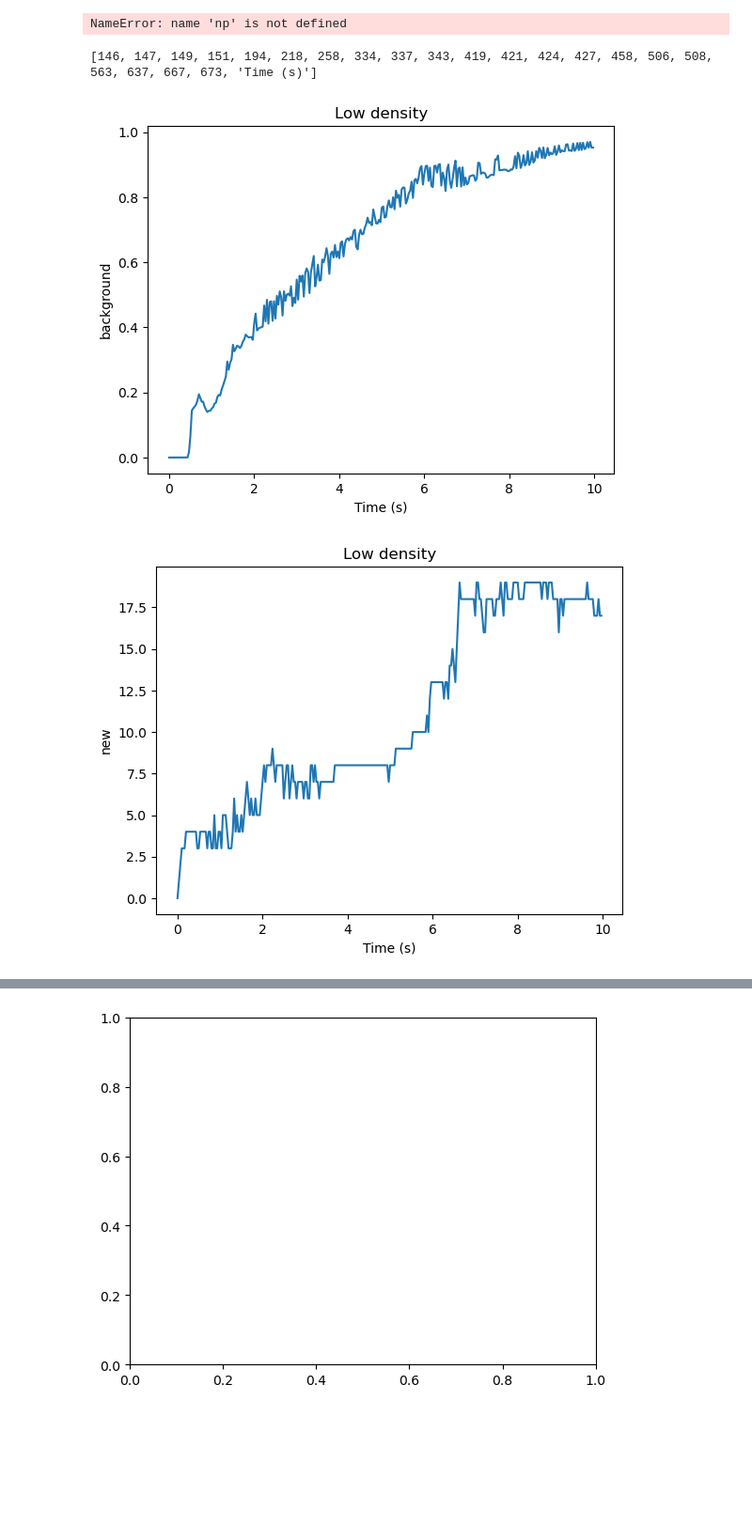
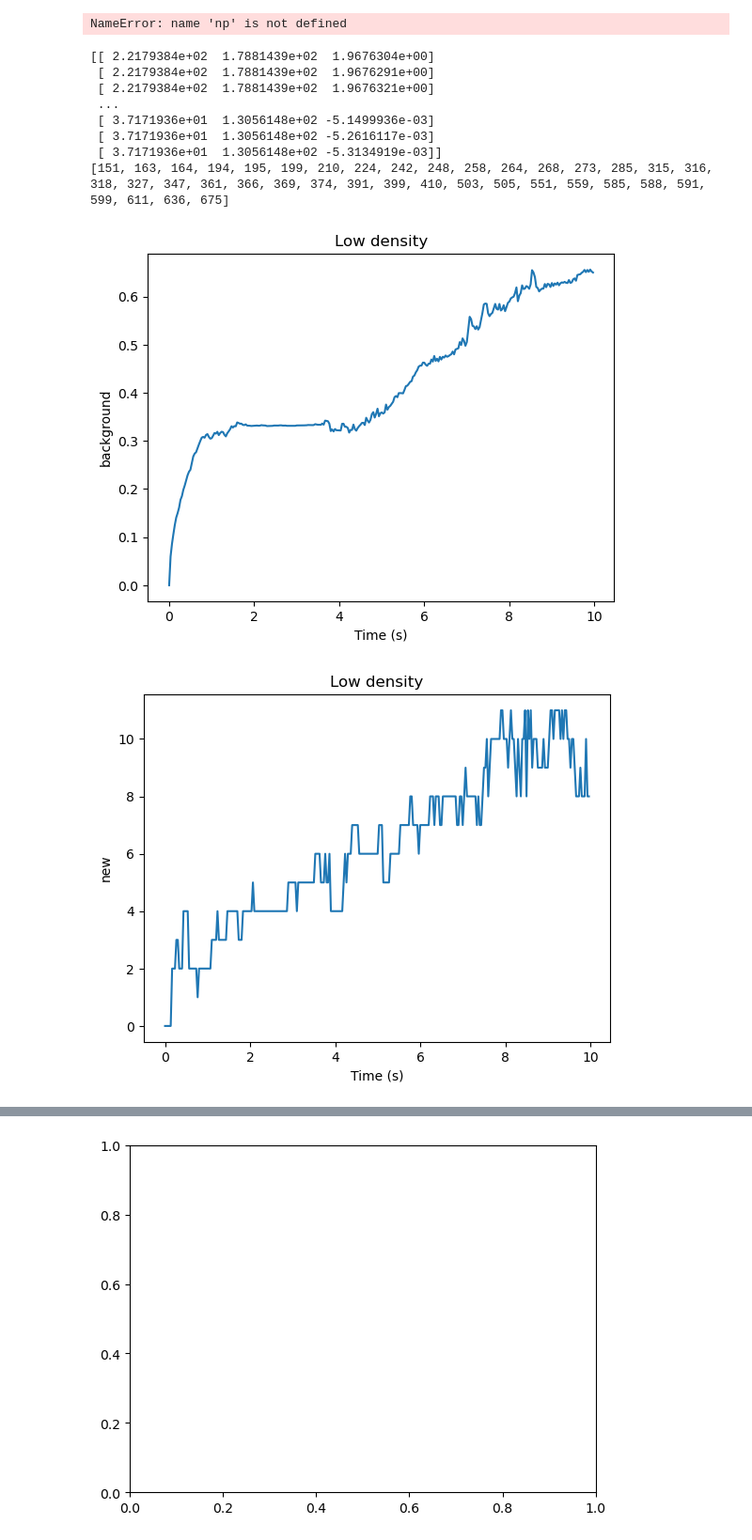
Before and after one commit to FilippoBragato/pqos-correlation, a Jupyter notebook: test.ipynb, the cells around one changed output, grey strips where cells are left out. Shown at 94% size. Cells and saved outputs as stored; diff of their text form; code cells hidden in the pictures; blank space fills up the shorter version.

```diff
--- a/test.ipynb
+++ b/test.ipynb
@@ -259,28 +330,38 @@ NameError: name 'np' is not defined
 # %%
 from corr_study.truthsetter import *
 import pandas as pd
+import seaborn as sns
 time = 300
 fp = "/home/filo/thesis/pqos-correlation/corr_study/dataset/TLC_web/archives/t3low/ClearSunset/BBOX.hdf5"
-dicts = find_truth(fp, 1, time, dataset, "t3low",  Weather.Clear, Time.Sunset, Sensor.LT)
+dicts = find_truth(fp, 1000, time, dataset, "t3low",  Weather.Clear, Time.Sunset, Sensor.LT)
 df_low = pd.DataFrame.from_dict(dicts)
 df_low["Time (s)"] = np.arange(time)/30
 
 others_low = list(df_low.columns)
 others_low.remove("new")
 others_low.remove("background")
+others_low.remove("Time (s)")
+others_low.remove("mobile")
 print(others_low)
 sns.lineplot(data=df_low, x="Time (s)", y="background", legend=False)
 plt.title("Low density")
 plt.show()
 sns.lineplot(data=df_low, x="Time (s)", y="new", legend=False)
 plt.title("Low density")
 plt.show()
 sns.lineplot(data=df_low[others_low].sum(axis=1), legend=False)
 plt.xlabel("Time (s)")
 plt.ylabel("Distance error")
 plt.title("Low density")
 plt.show()
 # %% [output]
-[146, 147, 149, 151, 194, 218, 258, 334, 337, 343, 419, 421, 424, 427, 458, 506, 508, 563, 637, 667, 673, 'Time (s)']
+[[ 2.2179384e+02  1.7881439e+02  1.9676304e+00]
+ [ 2.2179384e+02  1.7881439e+02  1.9676291e+00]
+ [ 2.2179384e+02  1.7881439e+02  1.9676321e+00]
+ ...
+ [ 3.7171936e+01  1.3056148e+02 -5.1499936e-03]
+ [ 3.7171936e+01  1.3056148e+02 -5.2616117e-03]
+ [ 3.7171936e+01  1.3056148e+02 -5.3134919e-03]]
+[151, 163, 164, 194, 195, 199, 210, 224, 242, 248, 258, 264, 268, 273, 285, 315, 316, 318, 327, 347, 361, 366, 369, 374, 391, 399, 410, 503, 505, 551, 559, 585, 588, 591, 599, 611, 636, 675]
-[figure, old version]
+[figure, new version]
-[figure, old version]
+[figure, new version]
```
Also changed, not shown: parts of 24 cells of this notebook, 16 other files.
